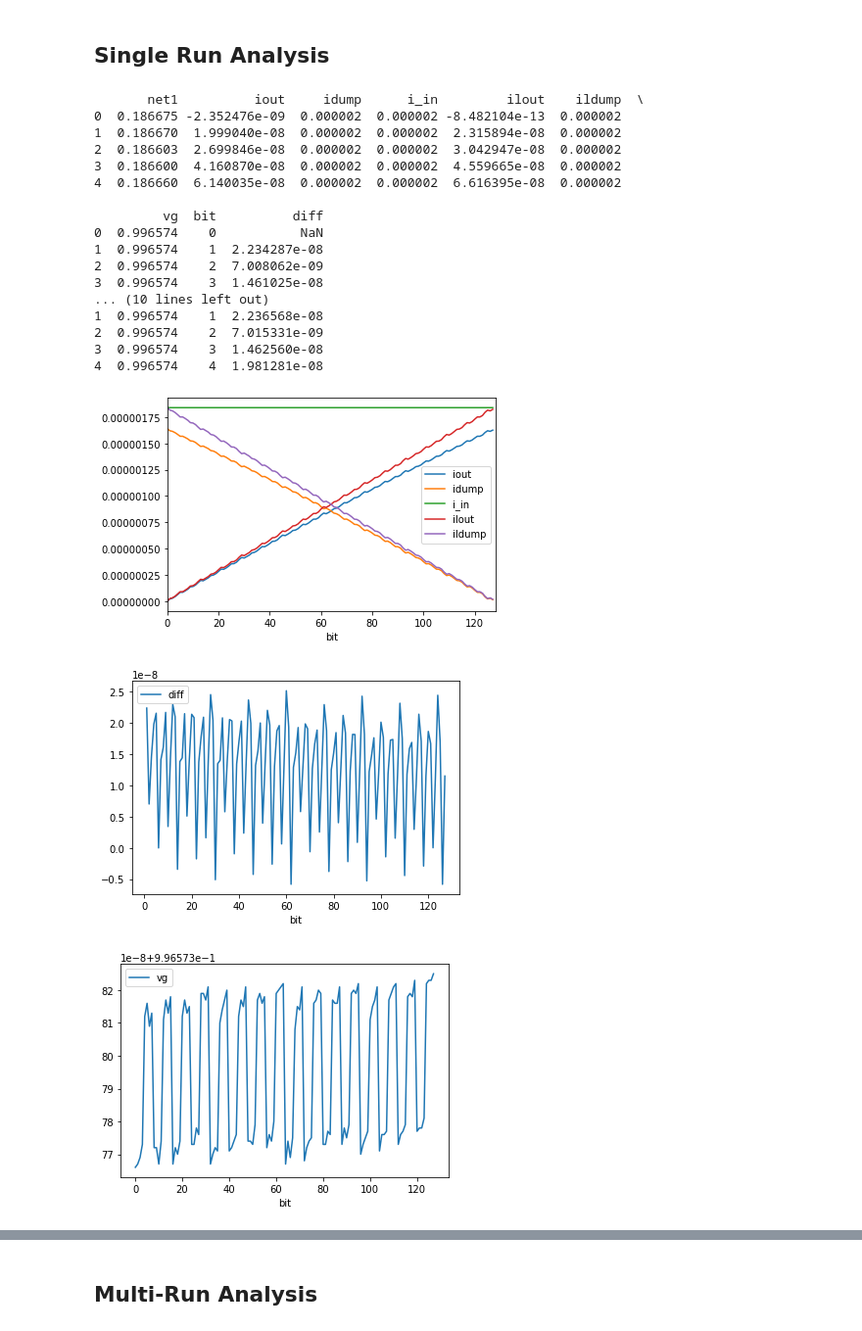
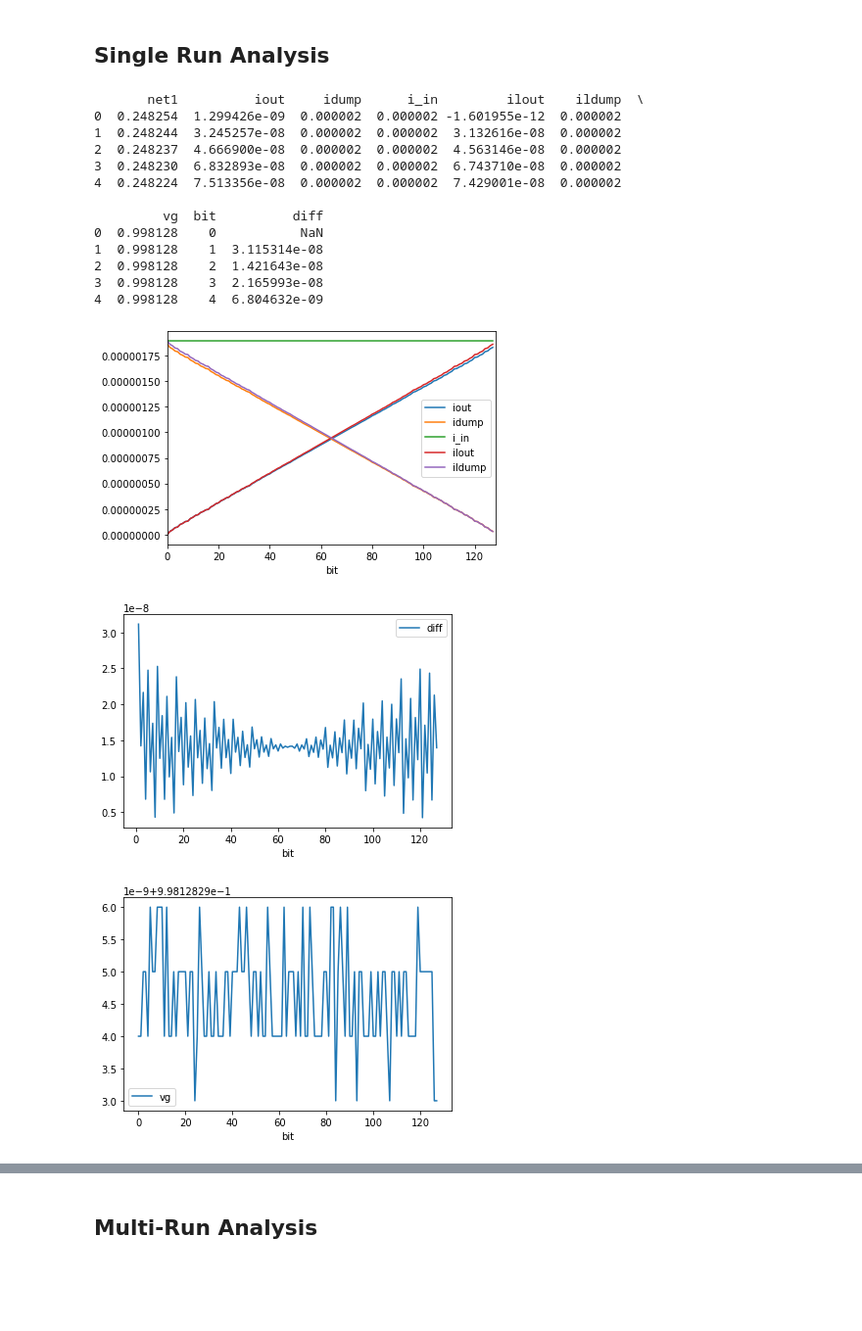
Before and after one commit to wFairmanOlin/madvlsi_proj_4, a Jupyter notebook: analysis.ipynb, the cells around one changed output, grey strips where cells are left out. Shown: that part at 98% size. Drawn from its saved outputs; the diff is of its cells as text; code cells hidden in the pictures; blank space fills up the shorter version.

```diff
--- a/analysis.ipynb
+++ b/analysis.ipynb
@@ -5,65 +5,41 @@
 # %%
 import pandas as pd
 import numpy as np
 from matplotlib import pyplot as plt
 
 # load data
-data = pd.read_csv("data/mc_dac11.txt", sep=" +", engine='python')
+data = pd.read_csv("data/mc_dac1.txt", sep=" +", engine='python')
 data.columns = ["net1", "iout", "idump", "i_in", "ilout", "ildump", "vg"]
 data["bit"] = data.index
 
-# load data 2
-data2 = pd.read_csv("data/mc_dac21.txt", sep=" +", engine='python')
-data2.columns = ["net1", "iout", "idump", "i_in", "ilout", "ildump", "vg"]
-data2["bit"] = data2.index
 
 
-#generate current steps
+
+#generate curret steps
 data["diff"] = data["iout"].diff(1)
-data2["diff"] = data2["iout"].diff(1)
 # print sample of dataframe
 print(data.head())
-print(data2.head())
 
 data.plot("bit", ["iout", "idump", "i_in", "ilout", "ildump"], xlim=(0,128))
 plt.show()
 data.plot("bit", "diff")
 plt.show()
 data.plot("bit", "vg")
 plt.show()
-
-data2.plot("bit", ["iout", "idump", "i_in", "ilout", "ildump"], xlim=(0,128))
-plt.show()
-data2.plot("bit", "diff")
-plt.show()
-data2.plot("bit", "vg")
-plt.show()
-
-plt.plot(data.bit, data.iout)
-plt.plot(data2.bit, data2.iout)
-plt.plot(data.bit, data.idump)
-plt.plot(data2.bit, data2.idump)
-plt.legend(["iout1", "iout2", "idump1", "idump2"])
-# plt.ylim(1e-6, 1e-6)
-plt.show()
 # %% [output]
        net1          iout     idump      i_in         ilout    ildump  \
-0  0.186675 -2.352476e-09  0.000002  0.000002 -8.482104e-13  0.000002
-1  0.186670  1.999040e-08  0.000002  0.000002  2.315894e-08  0.000002
-2  0.186603  2.699846e-08  0.000002  0.000002  3.042947e-08  0.000002
-3  0.186600  4.160870e-08  0.000002  0.000002  4.559665e-08  0.000002
-4  0.186660  6.140035e-08  0.000002  0.000002  6.616395e-08  0.000002
+0  0.248254  1.299426e-09  0.000002  0.000002 -1.601955e-12  0.000002
+1  0.248244  3.245257e-08  0.000002  0.000002  3.132616e-08  0.000002
+2  0.248237  4.666900e-08  0.000002  0.000002  4.563146e-08  0.000002
+3  0.248230  6.832893e-08  0.000002  0.000002  6.743710e-08  0.000002
+4  0.248224  7.513356e-08  0.000002  0.000002  7.429001e-08  0.000002
 
          vg  bit          diff
-0  0.996574    0           NaN
-1  0.996574    1  2.234287e-08
-2  0.996574    2  7.008062e-09
-3  0.996574    3  1.461025e-08
-... (10 lines left out)
-1  0.996574    1  2.236568e-08
-2  0.996574    2  7.015331e-09
-3  0.996574    3  1.462560e-08
-4  0.996574    4  1.981281e-08
+0  0.998128    0           NaN
+1  0.998128    1  3.115314e-08
+2  0.998128    2  1.421643e-08
+3  0.998128    3  2.165993e-08
+4  0.998128    4  6.804632e-09
-[figure, old version]
+[figure, new version]
-[figure, old version]
+[figure, new version]
-[figure, old version]
+[figure, new version]
```
Also changed, not shown: parts of 13 cells of this notebook, 29 other files.
